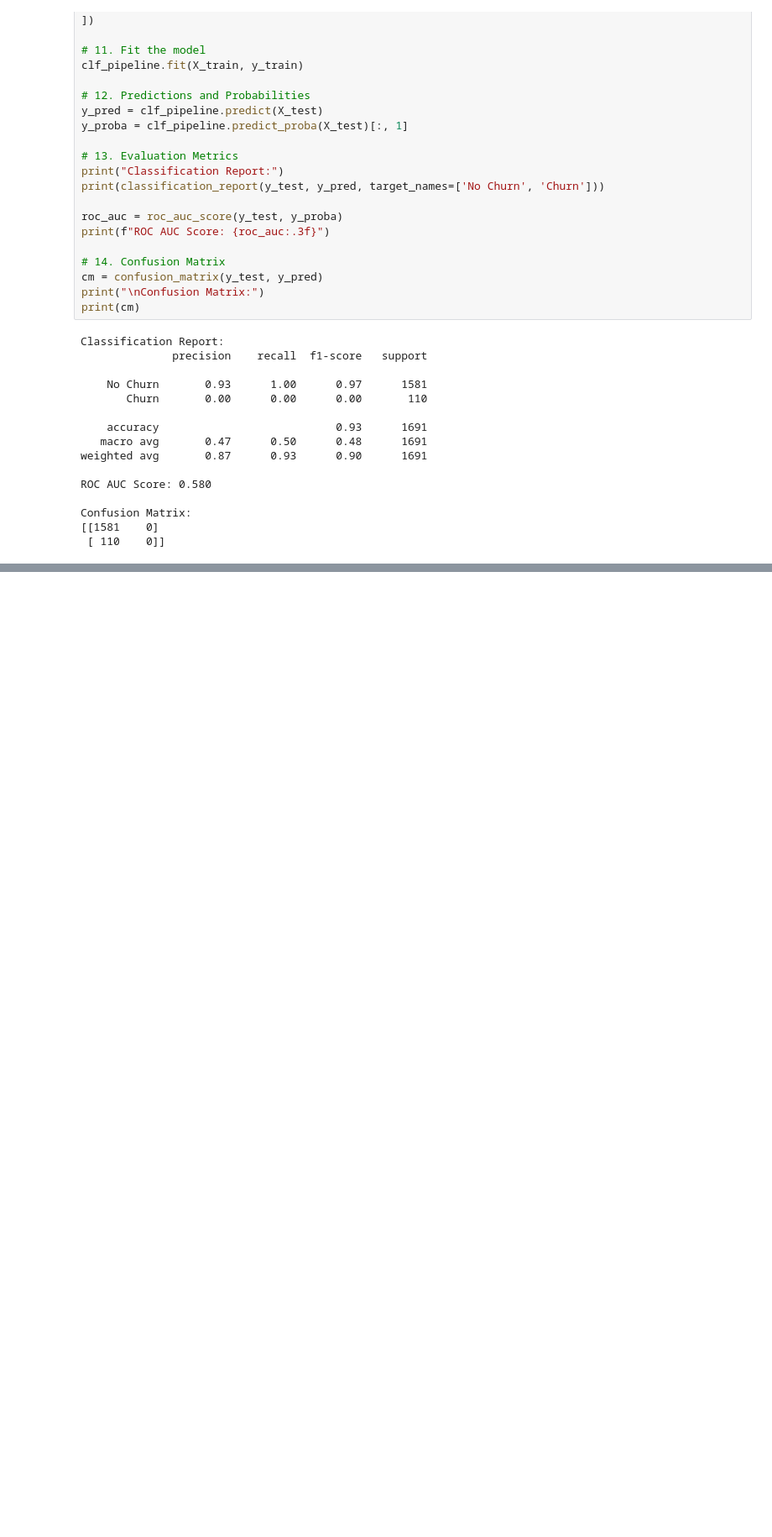
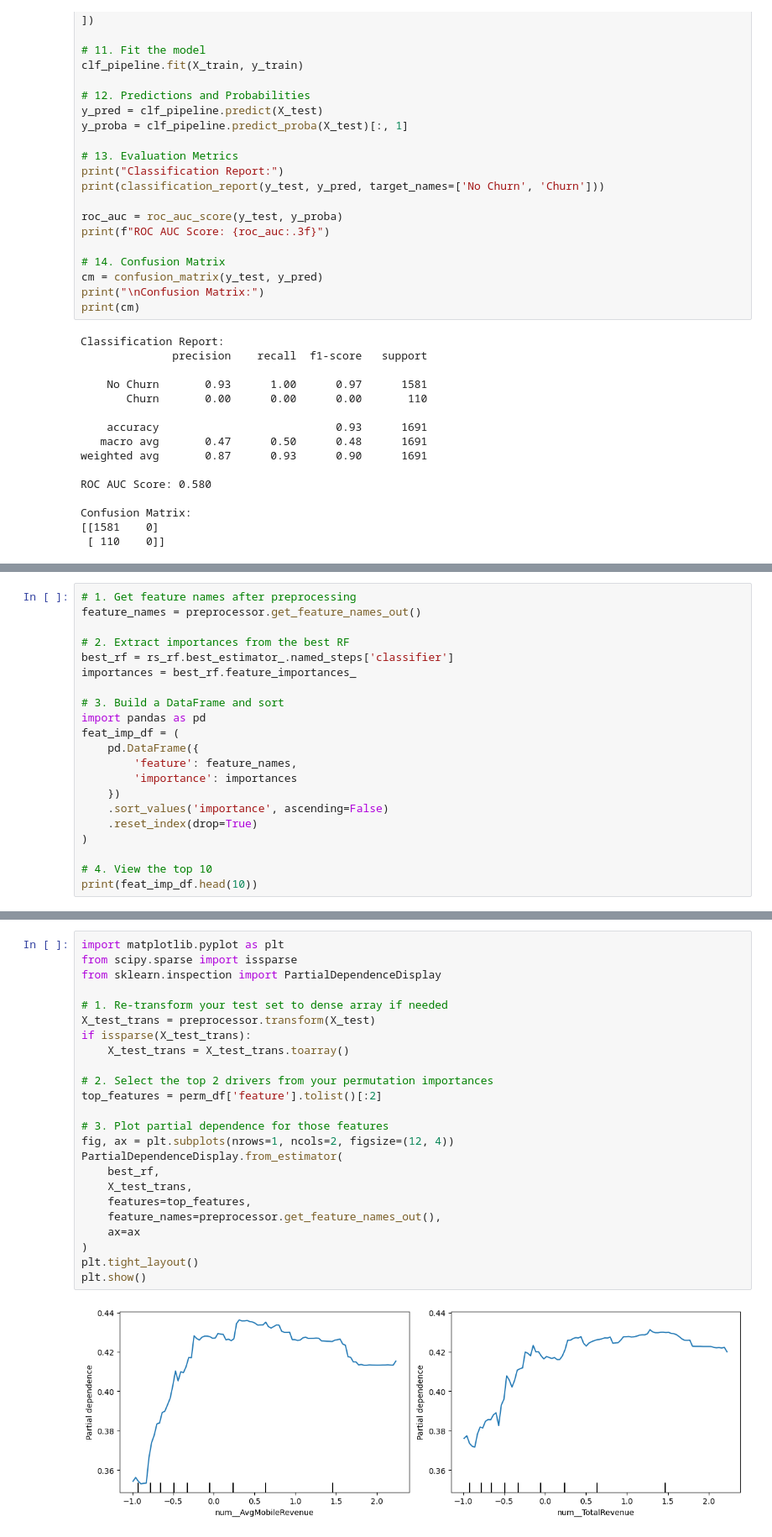
Before and after one commit to mwinsa01/NguyenMwinjuma_Business_Telecom_Customers_Churn, a Jupyter notebook: DS325_final_project.ipynb, the cells around one changed output, grey strips where cells are left out. Shown: that part at 84% size. Cells and saved outputs as stored; diff of their text form; blank space fills up the shorter version.

```diff
--- a/DS325_final_project.ipynb
+++ b/DS325_final_project.ipynb
@@ -329,0 +393,21 @@ Confusion Matrix:
+# %%
+# 1. Get feature names after preprocessing
+feature_names = preprocessor.get_feature_names_out()
+
+# 2. Extract importances from the best RF
+best_rf = rs_rf.best_estimator_.named_steps['classifier']
+importances = best_rf.feature_importances_
+
+# 3. Build a DataFrame and sort
+import pandas as pd
+feat_imp_df = (
+    pd.DataFrame({
+        'feature': feature_names,
+        'importance': importances
+    })
+    .sort_values('importance', ascending=False)
+    .reset_index(drop=True)
+)
+
+# 4. View the top 10
+print(feat_imp_df.head(10))
@@ -329,0 +495,26 @@ Confusion Matrix:
+# %%
+import matplotlib.pyplot as plt
+from scipy.sparse import issparse
+from sklearn.inspection import PartialDependenceDisplay
+
+# 1. Re-transform your test set to dense array if needed
+X_test_trans = preprocessor.transform(X_test)
+if issparse(X_test_trans):
+    X_test_trans = X_test_trans.toarray()
+
+# 2. Select the top 2 drivers from your permutation importances
+top_features = perm_df['feature'].tolist()[:2]
+
+# 3. Plot partial dependence for those features
+fig, ax = plt.subplots(nrows=1, ncols=2, figsize=(12, 4))
+PartialDependenceDisplay.from_estimator(
+    best_rf,
+    X_test_trans,
+    features=top_features,
+    feature_names=preprocessor.get_feature_names_out(),
+    ax=ax
+)
+plt.tight_layout()
+plt.show()
+# %% [output]
+[figure, added]
```
Also changed, not shown: parts of 18 cells of this notebook.
